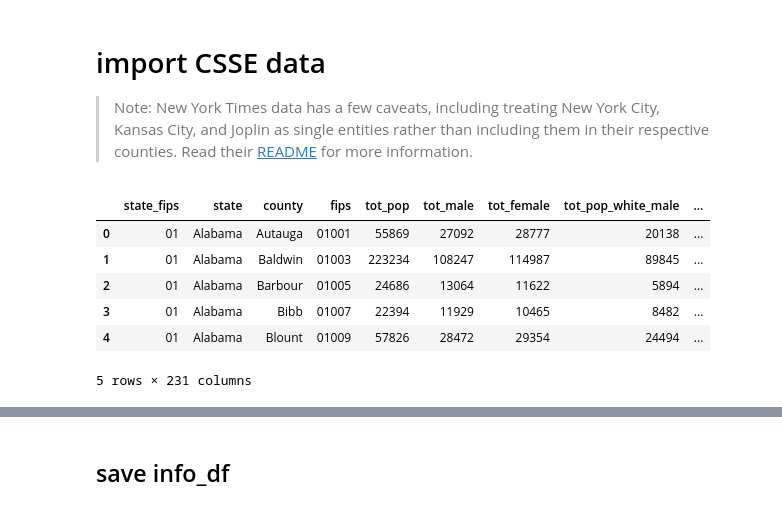
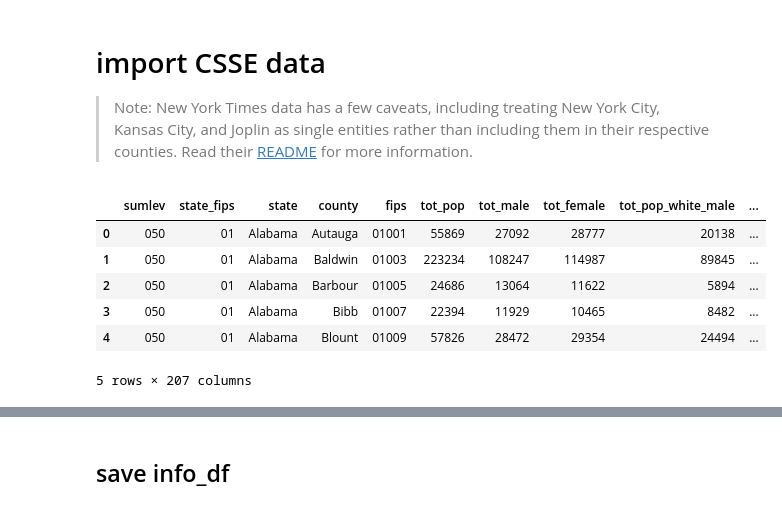
Before and after one commit to jydiw/covid-19-data, a Jupyter notebook: notebooks/1_census-and-csse-preprocessing.ipynb, the cells around one changed output, grey strips where cells are left out. Drawn from its saved outputs; the diff is of its cells as text; code cells hidden in the pictures.

```diff
--- a/notebooks/1_census-and-csse-preprocessing.ipynb
+++ b/notebooks/1_census-and-csse-preprocessing.ipynb
@@ -398,0 +429,3 @@ elect_df.tail()
+# %%
+elect_df = pd.concat([elect_20_df, ak_elect_df]).sort_values(by='fips').reset_index(drop=True)
+elect_df.shape
@@ -399,6 +434,4 @@ elect_df.tail()
 # %%
-elect_df.loc[:, 'per_gop'] = elect_df.loc[:, 'tot_gop']\
-                             / (elect_df.loc[:, 'tot_gop']
-                                + elect_df.loc[:, 'tot_dem'])
+elect_df['per_diff'] = elect_df['votes_diff'] / elect_df['tot_votes']
 elect_df.head()
 # %% [output]
@@ -411,6 +453,6 @@ elect_df.head()
 # %%
 save_df(elect_df, 'elect_df')
 # %%
-info_df = info_df.merge(elect_df.loc[:, 'fips':'per_gop'], on='fips', how='left')
+info_df = info_df.merge(elect_df.loc[:, 'fips':], on='fips', how='left')
 info_df.tail()
 # %% [output]
@@ -701,9 +761,0 @@ def per_population(df, divisor='tot_pop', ignore=['tot_pop']):
-# %%
-info_df['pop_density'] = info_df['tot_pop'] / info_df['area']
-
-edu_cols_to_ignore = [c for c in info_df.columns if 'edu' in c]
-info_df = info_df.pipe(
-    per_population,
-    ignore=['tot_pop', 'tot_dem', 'tot_gop']+edu_cols_to_ignore
-)
-info_df.head()
@@ -720,16 +764,16 @@ info_df.head()
 
 >Note: New York Times data has a few caveats, including treating New York City, Kansas City, and Joplin as single entities rather than including them in their respective counties. Read their [README](https://github.com/nytimes/covid-19-data/blob/master/README.md) for more information.
 # %%
-with open('../data/processed/info_df.p', 'rb') as f:
-  info_df = pickle.load(f)
+# with open('../data/processed/info_df.p', 'rb') as f:
+#   info_df = pickle.load(f)
 
 info_df.head()
 # %% [output]
-|  | state_fips | state | county | fips | tot_pop | tot_male | tot_female | tot_pop_white_male | ... |
-| 0 | 01 | Alabama | Autauga | 01001 | 55869 | 27092 | 28777 | 20138 | ... |
-| 1 | 01 | Alabama | Baldwin | 01003 | 223234 | 108247 | 114987 | 89845 | ... |
-| 2 | 01 | Alabama | Barbour | 01005 | 24686 | 13064 | 11622 | 5894 | ... |
-| 3 | 01 | Alabama | Bibb | 01007 | 22394 | 11929 | 10465 | 8482 | ... |
-| 4 | 01 | Alabama | Blount | 01009 | 57826 | 28472 | 29354 | 24494 | ... |
+|  | sumlev | state_fips | state | county | fips | tot_pop | tot_male | tot_female | tot_pop_white_male | ... |
+| 0 | 050 | 01 | Alabama | Autauga | 01001 | 55869 | 27092 | 28777 | 20138 | ... |
+| 1 | 050 | 01 | Alabama | Baldwin | 01003 | 223234 | 108247 | 114987 | 89845 | ... |
+| 2 | 050 | 01 | Alabama | Barbour | 01005 | 24686 | 13064 | 11622 | 5894 | ... |
+| 3 | 050 | 01 | Alabama | Bibb | 01007 | 22394 | 11929 | 10465 | 8482 | ... |
+| 4 | 050 | 01 | Alabama | Blount | 01009 | 57826 | 28472 | 29354 | 24494 | ... |
-5 rows × 231 columns
+5 rows × 207 columns
 # %%
```
Also changed, not shown: parts of 57 cells of this notebook, 23 other files.
